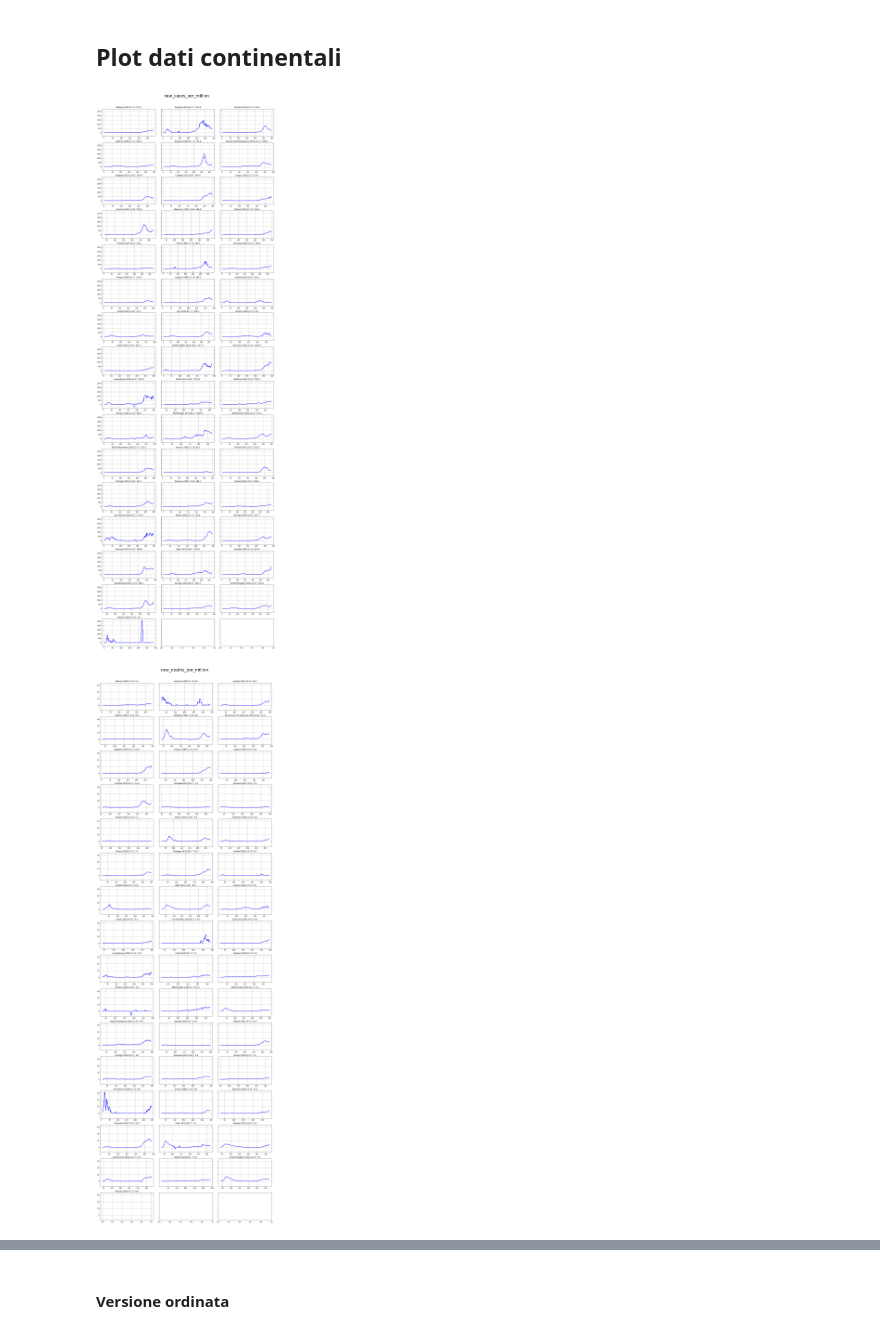
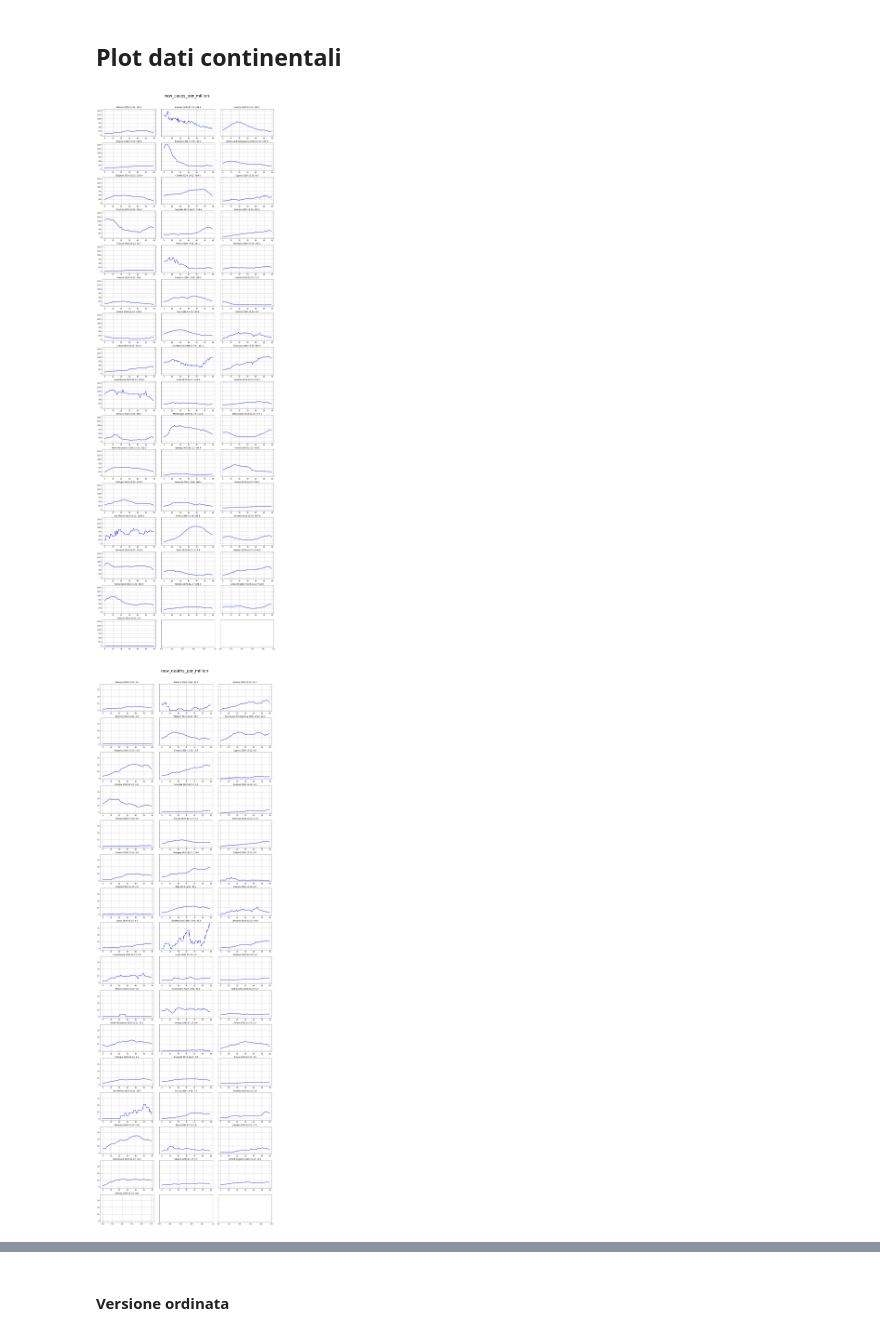
Before and after one commit to taracchi/covid, a Jupyter notebook: international/intl_analisi_infetti.ipynb, the cells around one changed output, grey strips where cells are left out. Cells and saved outputs as stored; diff of their text form; code cells hidden in the pictures.

```diff
--- a/international/intl_analisi_infetti.ipynb
+++ b/international/intl_analisi_infetti.ipynb
@@ -59,27 +59,27 @@ figsize_multi=(16,48)
 
 indicatori_selected=['new_cases_per_million','new_deaths_per_million']
 #indicatori_selected=['total_cases_per_million','total_deaths_per_million']
+
+last_days=60
 # %%
 for indicatore in indicatori_selected:
 
     fig,ax=plt.subplots(grid_shape[0],grid_shape[1],sharey=True,figsize=figsize_multi)
     fig.suptitle(indicatore, y=1.02,fontsize=25)
     fig.tight_layout(pad=2.0)
 
     for i,naz in enumerate(continent_nations[continente]):
-        #ax[grid_seq[i]].plot(range(len(trend['date'][naz])),trend[indicatore][naz],
-        #                     'b-',linewidth=0.5,label='Reg')
-        ax[grid_seq[i]].plot(range(len(trend['date'][naz])),moving_function_rev1(trend[indicatore][naz],np.mean,3,3),
+        ax[grid_seq[i]].plot(range(len(trend['date'][naz][-last_days:])),moving_function_rev1(trend[indicatore][naz][-last_days:],np.mean,3,3),
                              'b-',linewidth=2,label='Trend')
         ax[grid_seq[i]].set_title(naz+' %s: %.1f'%(trend['date'][naz][-1],trend[indicatore][naz][-1]))
         #ax[grid_seq[i]].legend()
         ax[grid_seq[i]].grid()
         #ax[grid_seq[i]].set_yscale('log')
 
     fig.savefig('PIC_%s_%s.JPG'%(continente,indicatore))
 # %% [output]
-[figure, old version]
+[figure, new version]
-[figure, old version]
+[figure, new version]
 # %%
 for indicatore in indicatori_selected:
     #valori=[trend[indicatore][naz][-1] for naz in continent_nations[continente]]
```
Also changed, not shown: parts of 7 cells of this notebook, 14 other files.
